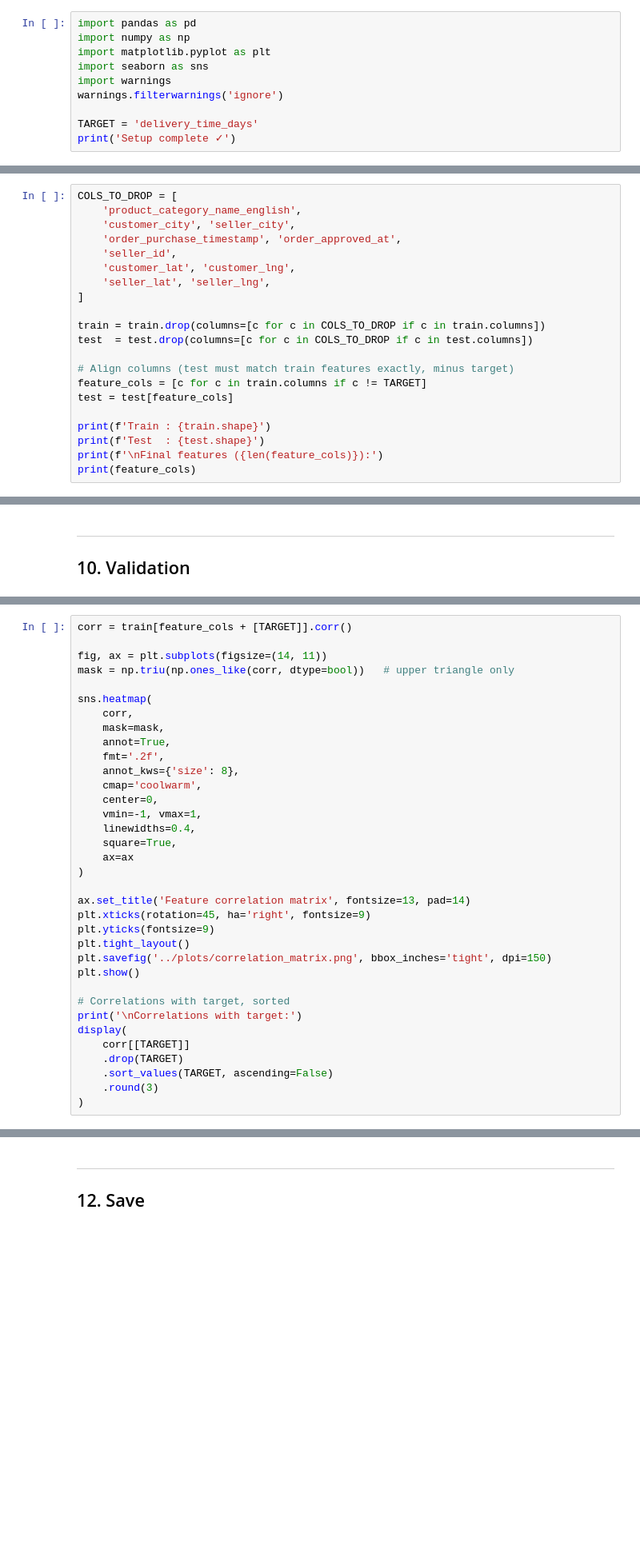
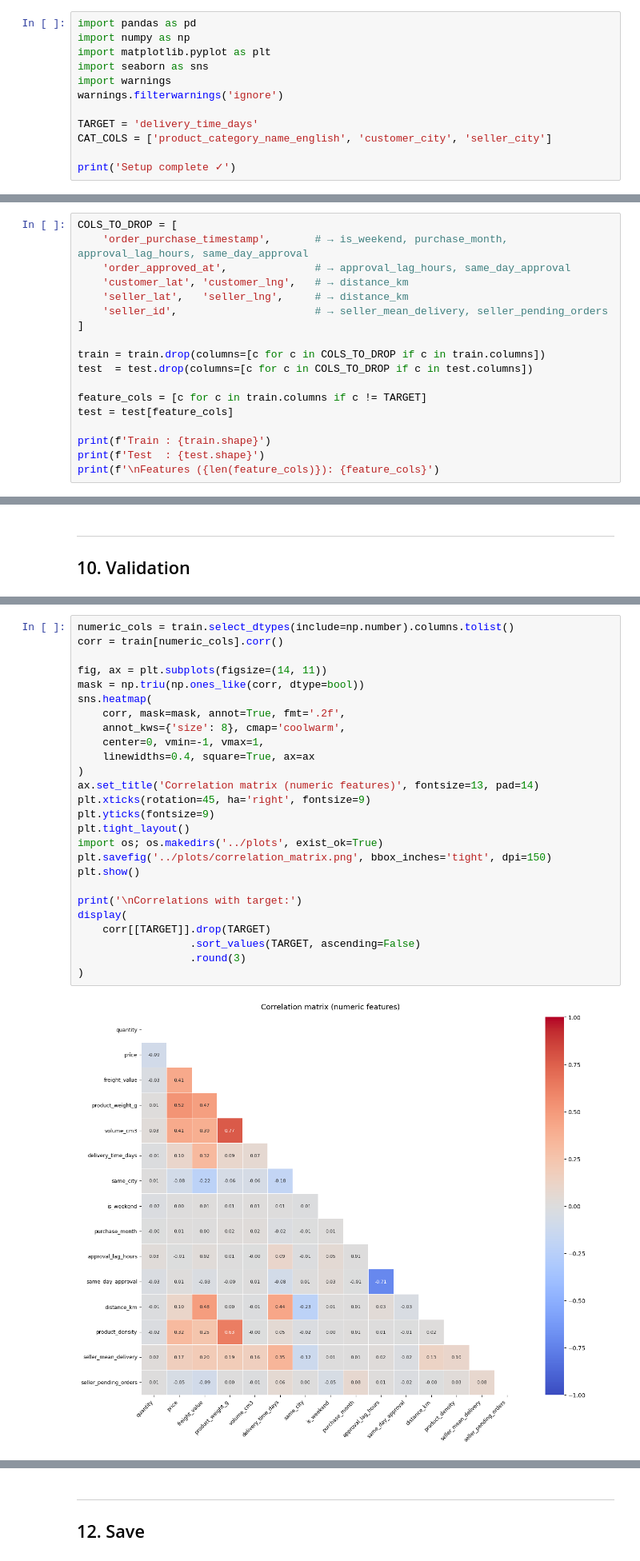
Before and after one commit to anastber/amge-hackathlon, a Jupyter notebook: 03_feature_engineering.ipynb, the cells around one changed output, grey strips where cells are left out. Shown at 80% size. Saved outputs shown, nothing was run; the diff lists cells and outputs as text; blank space fills up the shorter version.

```diff
--- a/03_feature_engineering.ipynb
+++ b/03_feature_engineering.ipynb
@@ -25,6 +28,8 @@ import warnings
 warnings.filterwarnings('ignore')
 
 TARGET = 'delivery_time_days'
+CAT_COLS = ['product_category_name_english', 'customer_city', 'seller_city']
+
 print('Setup complete ✓')
 # %% [output]
 Setup complete ✓
@@ -260,22 +243,19 @@ Encoding done ✓
 # %%
 COLS_TO_DROP = [
-    'product_category_name_english',
-    'customer_city', 'seller_city',
-    'order_purchase_timestamp', 'order_approved_at',
-    'seller_id',
-    'customer_lat', 'customer_lng',
-    'seller_lat', 'seller_lng',
+    'order_purchase_timestamp',       # → is_weekend, purchase_month, approval_lag_hours, same_day_approval
+    'order_approved_at',              # → approval_lag_hours, same_day_approval
+    'customer_lat', 'customer_lng',   # → distance_km
+    'seller_lat',   'seller_lng',     # → distance_km
+    'seller_id',                      # → seller_mean_delivery, seller_pending_orders
 ]
 
 train = train.drop(columns=[c for c in COLS_TO_DROP if c in train.columns])
 test  = test.drop(columns=[c for c in COLS_TO_DROP if c in test.columns])
 
-# Align columns (test must match train features exactly, minus target)
 feature_cols = [c for c in train.columns if c != TARGET]
 test = test[feature_cols]
 
 print(f'Train : {train.shape}')
 print(f'Test  : {test.shape}')
-print(f'\nFinal features ({len(feature_cols)}):')
-print(feature_cols)
+print(f'\nFeatures ({len(feature_cols)}): {feature_cols}')
 # %% [output]
@@ -304,36 +285,28 @@ All validation checks passed ✓
 # %%
-corr = train[feature_cols + [TARGET]].corr()
+numeric_cols = train.select_dtypes(include=np.number).columns.tolist()
+corr = train[numeric_cols].corr()
 
 fig, ax = plt.subplots(figsize=(14, 11))
-mask = np.triu(np.ones_like(corr, dtype=bool))   # upper triangle only
-
+mask = np.triu(np.ones_like(corr, dtype=bool))
 sns.heatmap(
-    corr,
-    mask=mask,
-    annot=True,
-    fmt='.2f',
-    annot_kws={'size': 8},
-    cmap='coolwarm',
-    center=0,
-    vmin=-1, vmax=1,
-    linewidths=0.4,
-    square=True,
-    ax=ax
+    corr, mask=mask, annot=True, fmt='.2f',
+    annot_kws={'size': 8}, cmap='coolwarm',
+    center=0, vmin=-1, vmax=1,
+    linewidths=0.4, square=True, ax=ax
 )
-
-ax.set_title('Feature correlation matrix', fontsize=13, pad=14)
+ax.set_title('Correlation matrix (numeric features)', fontsize=13, pad=14)
 plt.xticks(rotation=45, ha='right', fontsize=9)
 plt.yticks(fontsize=9)
 plt.tight_layout()
+import os; os.makedirs('../plots', exist_ok=True)
 plt.savefig('../plots/correlation_matrix.png', bbox_inches='tight', dpi=150)
 plt.show()
 
-# Correlations with target, sorted
 print('\nCorrelations with target:')
 display(
-    corr[[TARGET]]
-    .drop(TARGET)
-    .sort_values(TARGET, ascending=False)
-    .round(3)
+    corr[[TARGET]].drop(TARGET)
+                  .sort_values(TARGET, ascending=False)
+                  .round(3)
 )
 # %% [output]
+[figure, new version]
```
Also changed, not shown: parts of 23 cells of this notebook, 1 other file.
